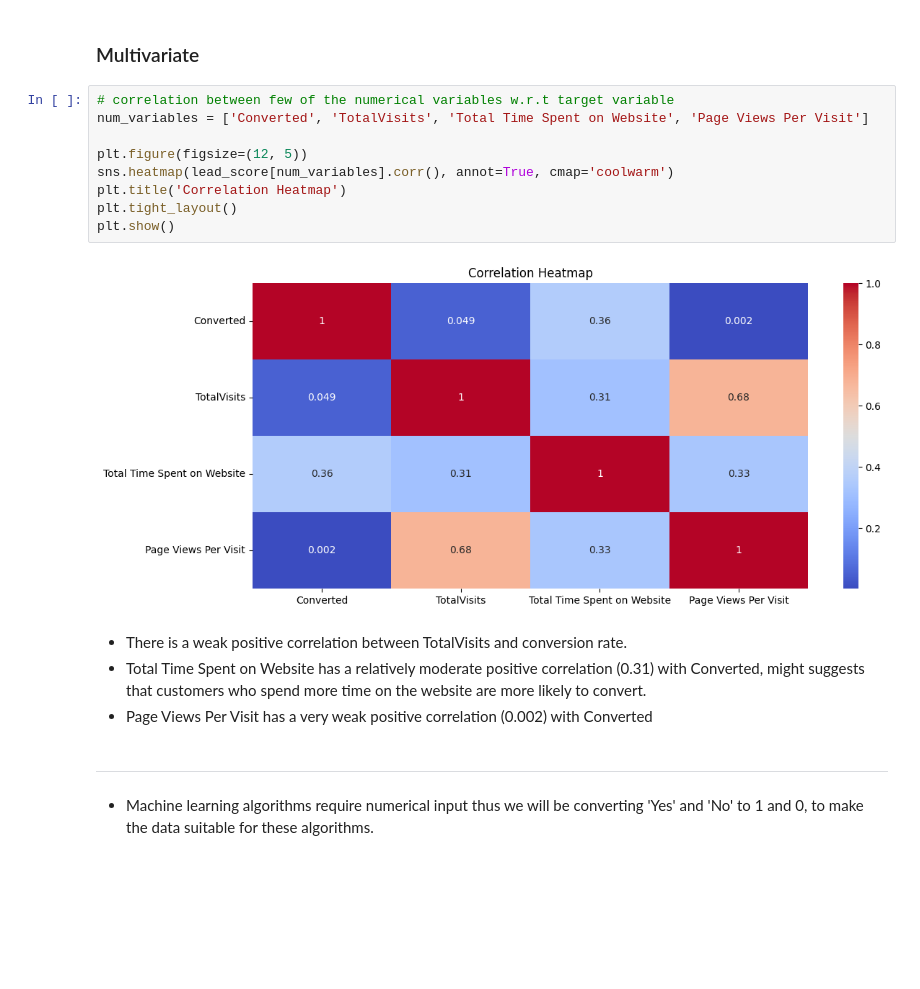
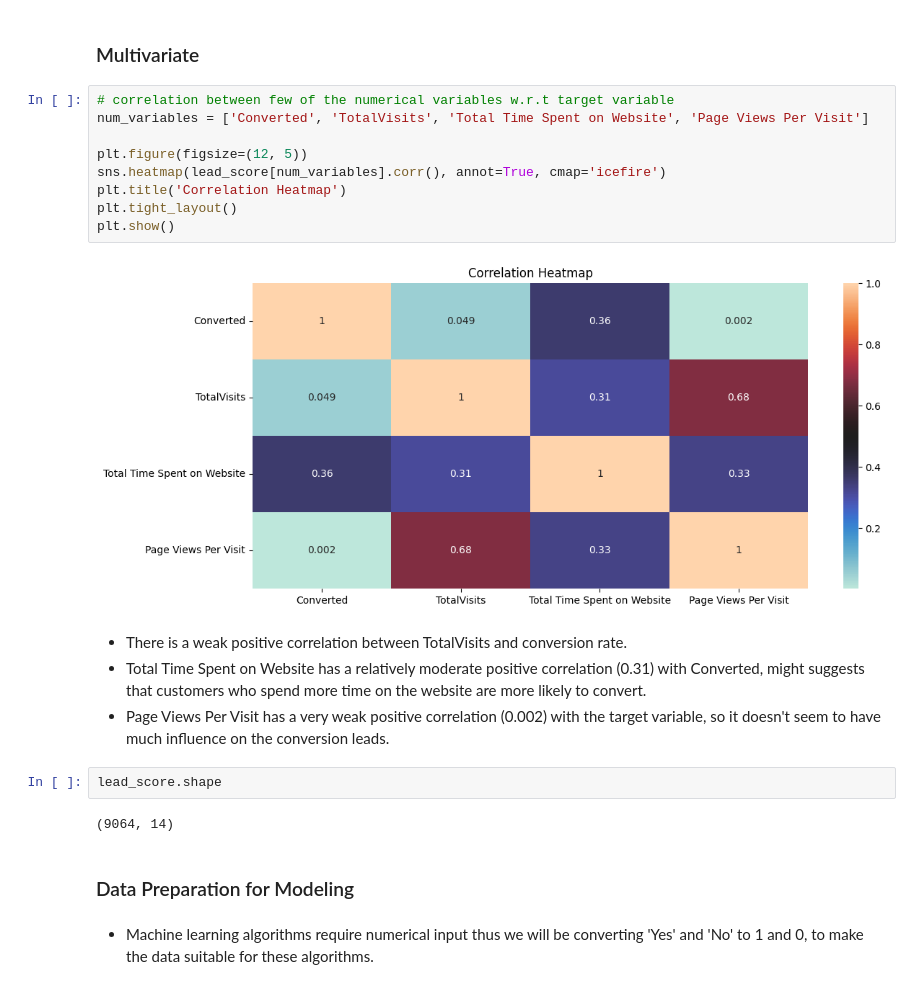
Before and after one commit to Ashlesha-0204/Lead_Scoring_Case_Study, a Jupyter notebook: lead_score.ipynb, the cells around one changed output. Cells and saved outputs as stored; diff of their text form; blank space fills up the shorter version.

Commit message:
completed data pre-processing

```diff
--- a/lead_score.ipynb
+++ b/lead_score.ipynb
@@ -772,20 +783,24 @@ plt.show()
 # %%
 # correlation between few of the numerical variables w.r.t target variable
 num_variables = ['Converted', 'TotalVisits', 'Total Time Spent on Website', 'Page Views Per Visit']
 
 plt.figure(figsize=(12, 5))
-sns.heatmap(lead_score[num_variables].corr(), annot=True, cmap='coolwarm')
+sns.heatmap(lead_score[num_variables].corr(), annot=True, cmap='icefire')
 plt.title('Correlation Heatmap')
 plt.tight_layout()
 plt.show()
 # %% [output]
-[figure, old version]
+[figure, new version]
 # %% [markdown]
 -  There is a weak positive correlation between TotalVisits and conversion rate.
 -  Total Time Spent on Website has a relatively moderate positive correlation (0.31) with Converted, might suggests that customers who spend more time on the website are more likely to convert.
--  Page Views Per Visit has a very weak positive correlation (0.002) with Converted
+-  Page Views Per Visit has a very weak positive correlation (0.002) with the target variable, so it doesn't seem to have much influence on the conversion leads.
-# %% [markdown]
--------------
+# %%
+lead_score.shape
+# %% [output]
+(9064, 14)
+# %% [markdown]
+### Data Preparation for Modeling
 # %% [markdown]
 -  Machine learning algorithms require numerical input thus we will be converting 'Yes' and 'No' to 1 and 0, to make the data suitable for these algorithms.
 # %%
```
Also changed, not shown: parts of 27 cells of this notebook.
